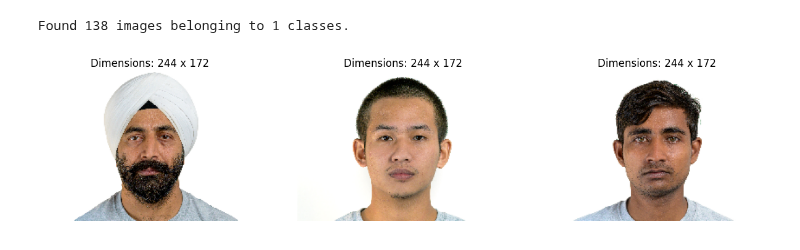
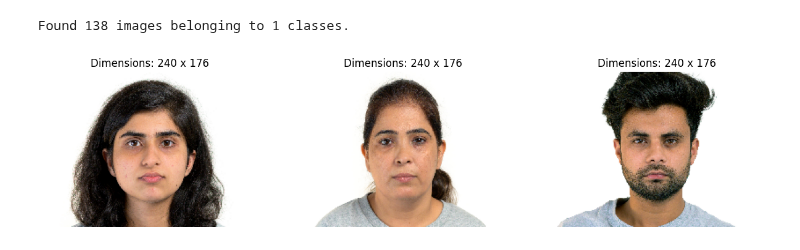
Before and after one commit to gc2321/3546-Deep-Learning, a Jupyter notebook: gan/inda_gan_train_2.ipynb, the cells around one changed output. Drawn from its saved outputs; the diff is of its cells as text; code cells hidden in the pictures.

```diff
--- a/gan/inda_gan_train_2.ipynb
+++ b/gan/inda_gan_train_2.ipynb
@@ -52,10 +53,14 @@ plt.show()
 data_path = "/content/dataset/"
 
 # Define data generator for custom data
-train_datagen = ImageDataGenerator(rescale=1./255)
+# Create an instance of the ImageDataGenerator with rescaling and zoom range
+train_datagen = ImageDataGenerator(
+    rescale=1./255,
+)
+
 train_generator = train_datagen.flow_from_directory(
     data_path,
-    target_size=(172, 244),
+    target_size=(176, 240),
     batch_size=32,
     class_mode=None  # No labels required for GANs
 )
@@ -64,16 +69,16 @@ Found 138 images belonging to 1 classes.
 # %%
 # Get the first batch of images
 images_batch = next(train_generator)
 first_three_images = images_batch[:3]
 
 # Plot the first 3 images
 fig, axes = plt.subplots(1, 3, figsize=(15, 5))
 for ax, img in zip(axes, first_three_images):
     ax.imshow(img)
-    ax.set_title(f'Dimensions: 244 x 172')
+    ax.set_title(f'Dimensions: 240 x 176')
     ax.axis('off')
 
 plt.show()
 # %% [output]
-[figure, old version]
+[figure, new version]
 # %%
```
Also changed, not shown: parts of 12 cells of this notebook.
